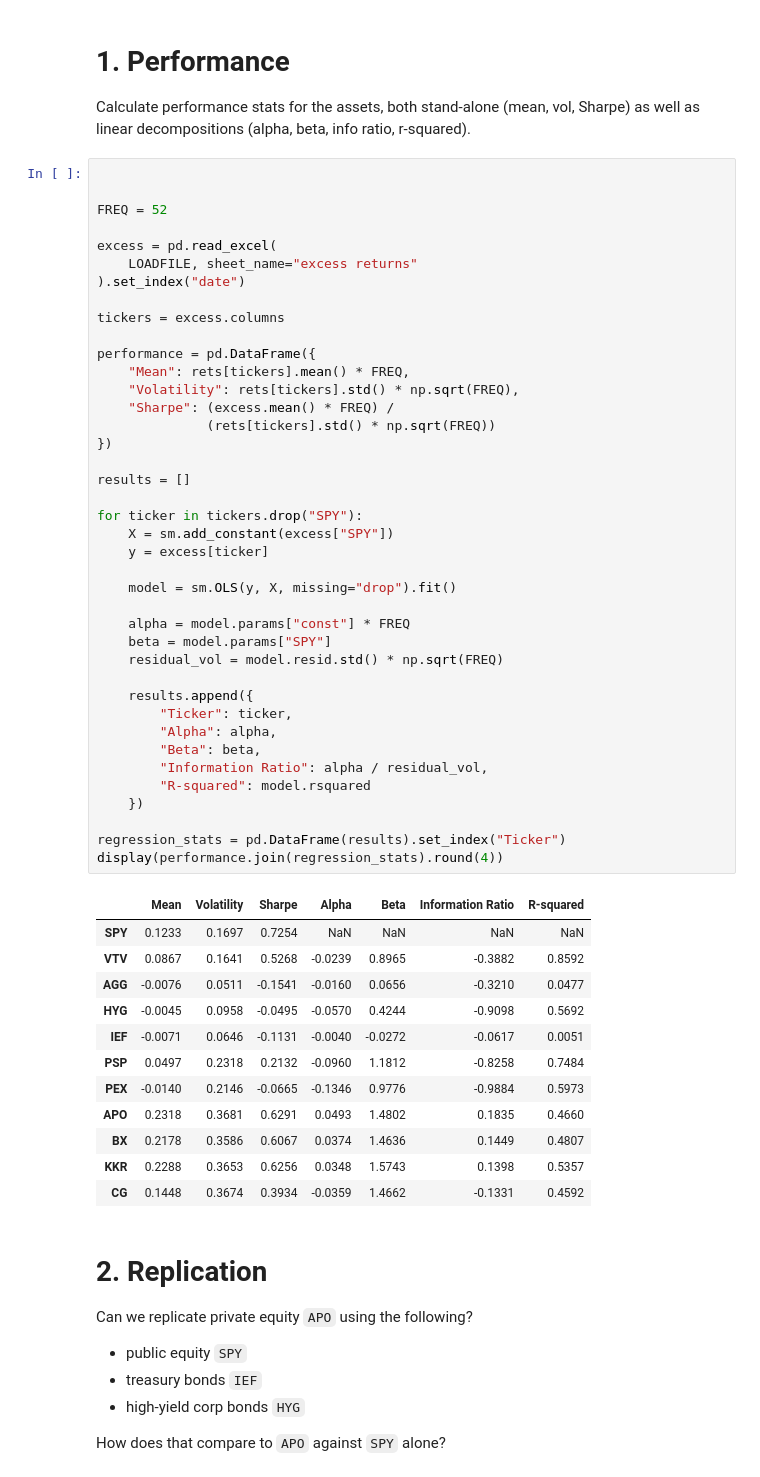
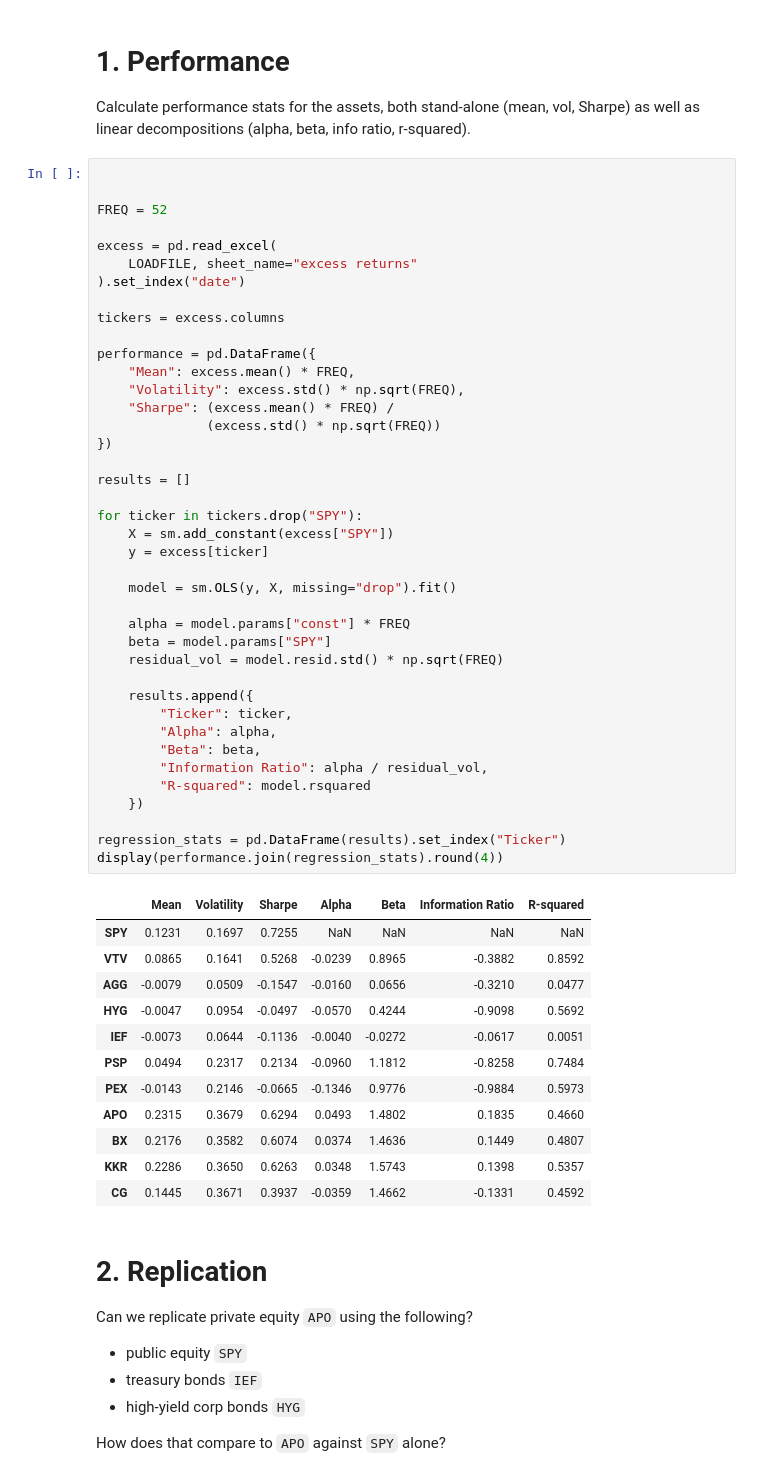
Before and after one commit to forddendorf/finm36700_group1A, a Jupyter notebook: Portfolio_hw3.ipynb, the cells around one changed output. Drawn from its saved outputs; the diff is of its cells as text.

```diff
--- a/Portfolio_hw3.ipynb
+++ b/Portfolio_hw3.ipynb
@@ -298,47 +285,47 @@ excess = pd.read_excel(
 tickers = excess.columns
 
 performance = pd.DataFrame({
-    "Mean": rets[tickers].mean() * FREQ,
-    "Volatility": rets[tickers].std() * np.sqrt(FREQ),
+    "Mean": excess.mean() * FREQ,
+    "Volatility": excess.std() * np.sqrt(FREQ),
     "Sharpe": (excess.mean() * FREQ) /
-              (rets[tickers].std() * np.sqrt(FREQ))
+              (excess.std() * np.sqrt(FREQ))
 })
 
 results = []
 
 for ticker in tickers.drop("SPY"):
     X = sm.add_constant(excess["SPY"])
     y = excess[ticker]
 
     model = sm.OLS(y, X, missing="drop").fit()
 
     alpha = model.params["const"] * FREQ
     beta = model.params["SPY"]
     residual_vol = model.resid.std() * np.sqrt(FREQ)
 
     results.append({
         "Ticker": ticker,
         "Alpha": alpha,
         "Beta": beta,
         "Information Ratio": alpha / residual_vol,
         "R-squared": model.rsquared
     })
 
 regression_stats = pd.DataFrame(results).set_index("Ticker")
 display(performance.join(regression_stats).round(4))
 # %% [output]
 |  | Mean | Volatility | Sharpe | Alpha | Beta | Information Ratio | R-squared |
-| SPY | 0.1233 | 0.1697 | 0.7254 | NaN | NaN | NaN | NaN |
-| VTV | 0.0867 | 0.1641 | 0.5268 | -0.0239 | 0.8965 | -0.3882 | 0.8592 |
-| AGG | -0.0076 | 0.0511 | -0.1541 | -0.0160 | 0.0656 | -0.3210 | 0.0477 |
-| HYG | -0.0045 | 0.0958 | -0.0495 | -0.0570 | 0.4244 | -0.9098 | 0.5692 |
-| IEF | -0.0071 | 0.0646 | -0.1131 | -0.0040 | -0.0272 | -0.0617 | 0.0051 |
-| PSP | 0.0497 | 0.2318 | 0.2132 | -0.0960 | 1.1812 | -0.8258 | 0.7484 |
-| PEX | -0.0140 | 0.2146 | -0.0665 | -0.1346 | 0.9776 | -0.9884 | 0.5973 |
-| APO | 0.2318 | 0.3681 | 0.6291 | 0.0493 | 1.4802 | 0.1835 | 0.4660 |
-| BX | 0.2178 | 0.3586 | 0.6067 | 0.0374 | 1.4636 | 0.1449 | 0.4807 |
-| KKR | 0.2288 | 0.3653 | 0.6256 | 0.0348 | 1.5743 | 0.1398 | 0.5357 |
-| CG | 0.1448 | 0.3674 | 0.3934 | -0.0359 | 1.4662 | -0.1331 | 0.4592 |
+| SPY | 0.1231 | 0.1697 | 0.7255 | NaN | NaN | NaN | NaN |
+| VTV | 0.0865 | 0.1641 | 0.5268 | -0.0239 | 0.8965 | -0.3882 | 0.8592 |
+| AGG | -0.0079 | 0.0509 | -0.1547 | -0.0160 | 0.0656 | -0.3210 | 0.0477 |
+| HYG | -0.0047 | 0.0954 | -0.0497 | -0.0570 | 0.4244 | -0.9098 | 0.5692 |
+| IEF | -0.0073 | 0.0644 | -0.1136 | -0.0040 | -0.0272 | -0.0617 | 0.0051 |
+| PSP | 0.0494 | 0.2317 | 0.2134 | -0.0960 | 1.1812 | -0.8258 | 0.7484 |
+| PEX | -0.0143 | 0.2146 | -0.0665 | -0.1346 | 0.9776 | -0.9884 | 0.5973 |
+| APO | 0.2315 | 0.3679 | 0.6294 | 0.0493 | 1.4802 | 0.1835 | 0.4660 |
+| BX | 0.2176 | 0.3582 | 0.6074 | 0.0374 | 1.4636 | 0.1449 | 0.4807 |
+| KKR | 0.2286 | 0.3650 | 0.6263 | 0.0348 | 1.5743 | 0.1398 | 0.5357 |
+| CG | 0.1445 | 0.3671 | 0.3937 | -0.0359 | 1.4662 | -0.1331 | 0.4592 |
 # %% [markdown]
 # 2. Replication
 
```
Also changed, not shown: parts of 8 cells of this notebook, 1 other file.
